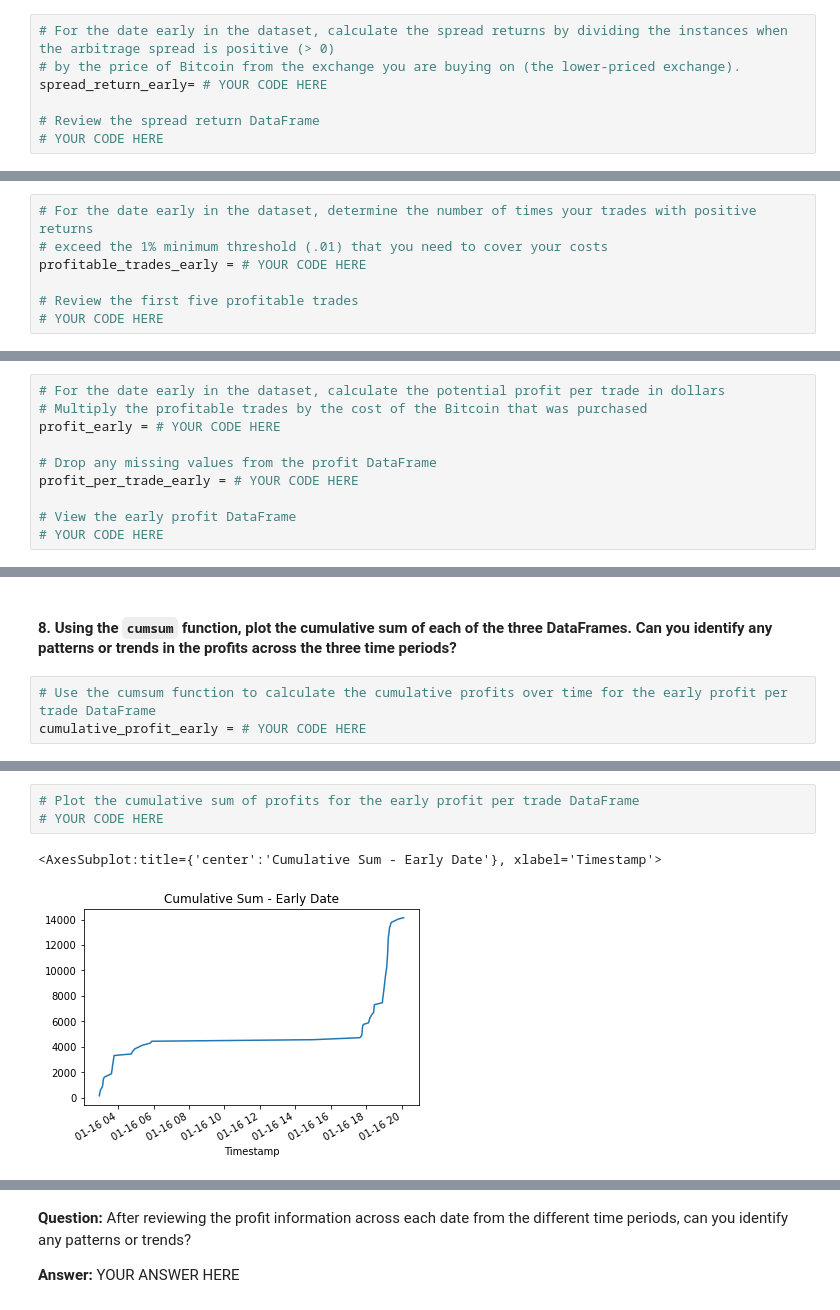
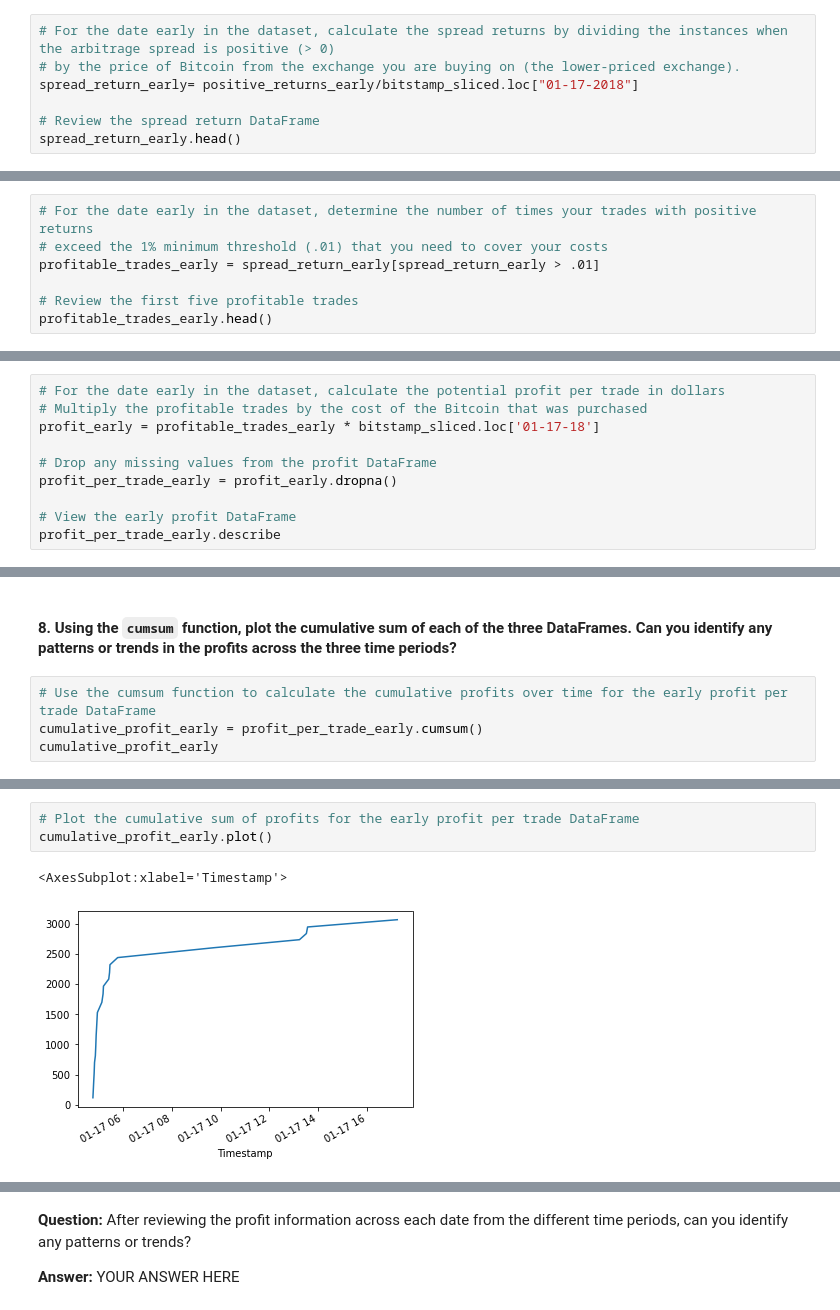
Before and after one commit to QuinnStroube/Bitcoin_Arbitrage_Analysis, a Jupyter notebook: Starter_Code/crypto_arbitrage.ipynb, the cells around one changed output, grey strips where cells are left out. Saved outputs shown, nothing was run; the diff lists cells and outputs as text.

```diff
--- a/Starter_Code/crypto_arbitrage.ipynb
+++ b/Starter_Code/crypto_arbitrage.ipynb
@@ -479,9 +520,9 @@ Name: Close, dtype: float64
 # %%
 # For the date early in the dataset, calculate the spread returns by dividing the instances when the arbitrage spread is positive (> 0)
 # by the price of Bitcoin from the exchange you are buying on (the lower-priced exchange).
-spread_return_early= # YOUR CODE HERE
+spread_return_early= positive_returns_early/bitstamp_sliced.loc["01-17-2018"]
 
 # Review the spread return DataFrame
-# YOUR CODE HERE
+spread_return_early.head()
 # %% [output]
 Timestamp
@@ -496,9 +567,9 @@ Name: Close, dtype: float64
 # %%
 # For the date early in the dataset, determine the number of times your trades with positive returns
 # exceed the 1% minimum threshold (.01) that you need to cover your costs
-profitable_trades_early = # YOUR CODE HERE
+profitable_trades_early = spread_return_early[spread_return_early > .01]
 
 # Review the first five profitable trades
-# YOUR CODE HERE
+profitable_trades_early.head()
 # %% [output]
 Timestamp
@@ -529,11 +654,11 @@ Name: Close, dtype: float64
 # %%
 # For the date early in the dataset, calculate the potential profit per trade in dollars
 # Multiply the profitable trades by the cost of the Bitcoin that was purchased
-profit_early = # YOUR CODE HERE
+profit_early = profitable_trades_early * bitstamp_sliced.loc['01-17-18']
 
 # Drop any missing values from the profit DataFrame
-profit_per_trade_early = # YOUR CODE HERE
+profit_per_trade_early = profit_early.dropna()
 
 # View the early profit DataFrame
-# YOUR CODE HERE
+profit_per_trade_early.describe
 # %% [output]
@@ -582,4 +797,5 @@ Name: Close, dtype: float64
 #### 8. Using the `cumsum` function, plot the cumulative sum of each of the three DataFrames. Can you identify any patterns or trends in the profits across the three time periods?
 # %%
 # Use the cumsum function to calculate the cumulative profits over time for the early profit per trade DataFrame
-cumulative_profit_early = # YOUR CODE HERE
+cumulative_profit_early = profit_per_trade_early.cumsum()
+cumulative_profit_early
@@ -586,6 +843,6 @@ cumulative_profit_early = # YOUR CODE HERE
 # %%
 # Plot the cumulative sum of profits for the early profit per trade DataFrame
-# YOUR CODE HERE
+cumulative_profit_early.plot()
 # %% [output]
-<AxesSubplot:title={'center':'Cumulative Sum - Early Date'}, xlabel='Timestamp'>
+<AxesSubplot:xlabel='Timestamp'>
-[figure, old version]
+[figure, new version]
```
Also changed, not shown: parts of 36 cells of this notebook.
